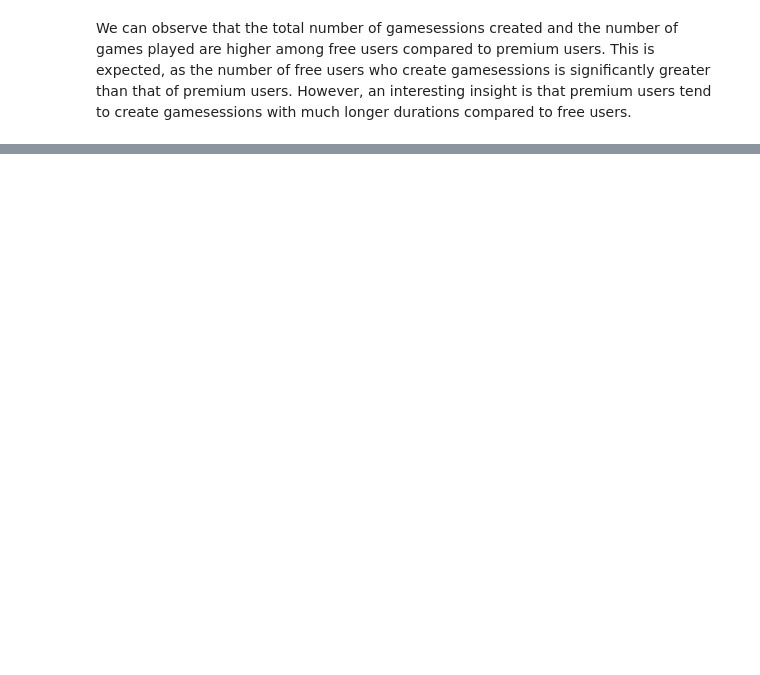
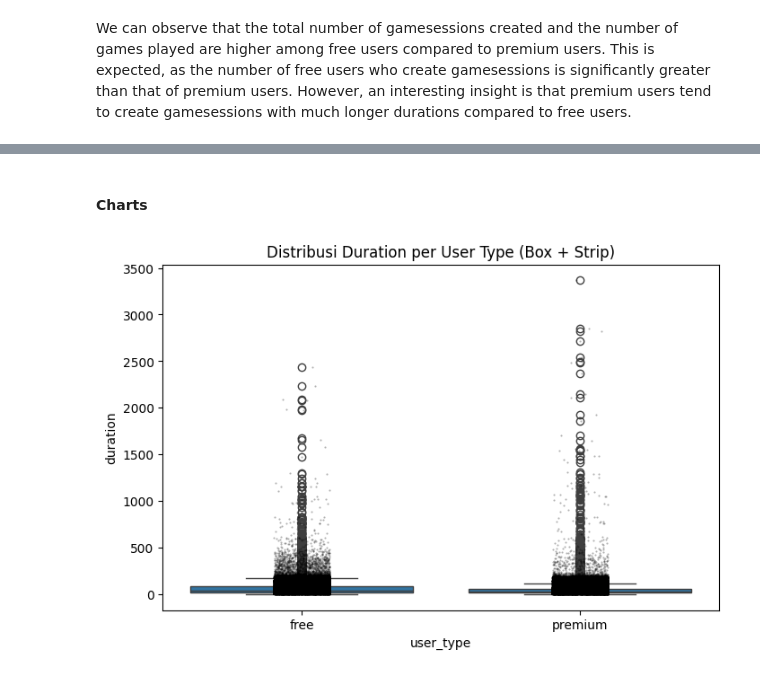
Before and after one commit to oscar-sinaga/Analysis-Eclipse-Data, a Jupyter notebook: answer_test.ipynb, the cells around one changed output, grey strips where cells are left out. Cells and saved outputs as stored; diff of their text form; code cells hidden in the pictures; blank space fills up the shorter version.

Commit message:
add analysis about clip

```diff
--- a/answer_test.ipynb
+++ b/answer_test.ipynb
@@ -421,0 +497,75 @@ fig.show()
+# %% [markdown]
+#### Charts
+# %%
+import plotly.graph_objects as go
+from plotly.subplots import make_subplots
+
+# Buat subplot 2x2
+fig = make_subplots(rows=3, cols=2, subplot_titles=[
+    "Total Clips Created",
+    "Total Users Whose Clips Created",
+    "Average Duration Clips (sec)",
+    "Total Games Used For Creating Clips",
+    "Average Clips per User",
+])
+
+# Bar chart 1: Total Clips Created
+fig.add_trace(go.Bar(
+    x=df_clips_agg_by_user_type['user_type'],
+    y=df_clips_agg_by_user_type['total_clips_created'],
+    name='Total Clips',
+    marker_color='indianred'
+), row=1, col=1)
+
+# Bar chart 2: Total Users
+fig.add_trace(go.Bar(
+    x=df_clips_agg_by_user_type['user_type'],
+    y=df_clips_agg_by_user_type['total_users_whose_clips_created'],
+    name='Total Users',
+    marker_color='lightsalmon'
+), row=1, col=2)
+
+# Bar chart 3: Average Duration
+fig.add_trace(go.Bar(
+    x=df_clips_agg_by_user_type['user_type'],
+    y=df_clips_agg_by_user_type['average_duration_clips'],
+    name='Avg Duration',
+    marker_color='dodgerblue'
+), row=2, col=1)
+
+# Bar chart 4: Total Games Used
+fig.add_trace(go.Bar(
+    x=df_clips_agg_by_user_type['user_type'],
+    y=df_clips_agg_by_user_type['total_games_used_for_creating_clips'],
+    name='Games Used',
+    marker_color='mediumseagreen'
+), row=2, col=2)
+
+# Bar chart 5: Average Clips per User
+fig.add_trace(go.Bar(
+    x=df_clips_agg_by_user_type['user_type'],
+    y=df_clips_agg_by_user_type['average_clips_per_user'],
+    name='Average Clips',
+    marker_color='mediumseagreen'
+), row=3, col=1)
+
+
+# Update layout
+fig.update_layout(
+    title_text="Comparison Between Free vs Premium Users",
+    showlegend=False,
+    height=900,
+    width=900
+)
+
+fig.show()
+#################################
+import seaborn as sns
+import matplotlib.pyplot as plt
+plt.figure(figsize=(8, 5))
+sns.boxplot(data=df_clips, x="user_type", y="duration")
+sns.stripplot(data=df_clips, x="user_type", y="duration", color='black', size=1.5, jitter=True, alpha=0.3)
+plt.title("Distribusi Duration per User Type (Box + Strip)")
+plt.show()
+# %% [output]
+[figure, added]
```
Also changed, not shown: parts of 16 cells of this notebook.
